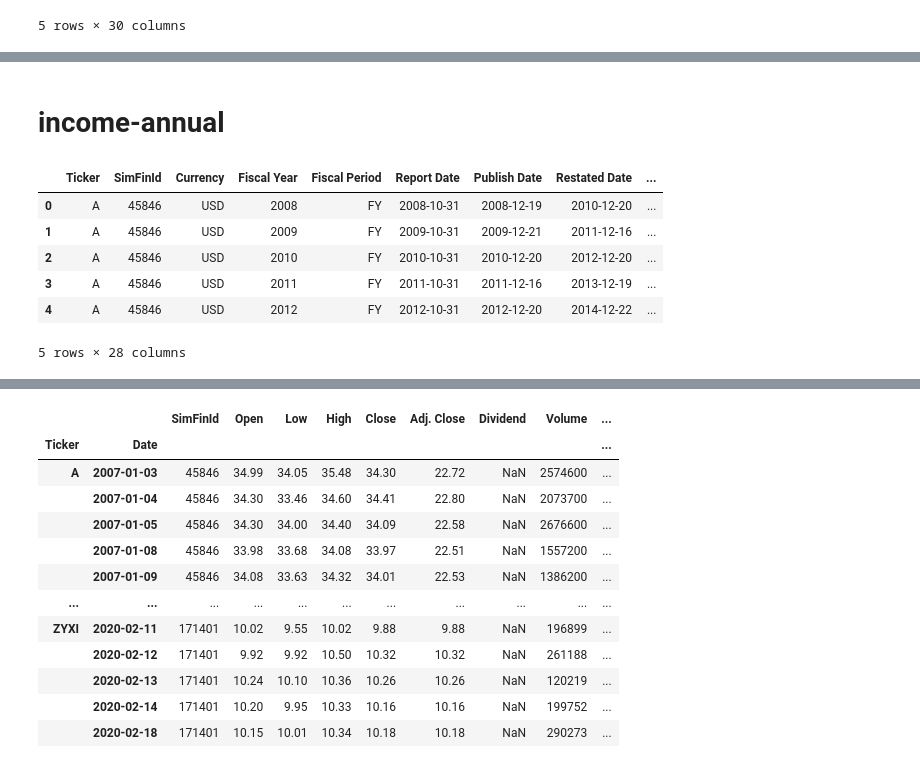
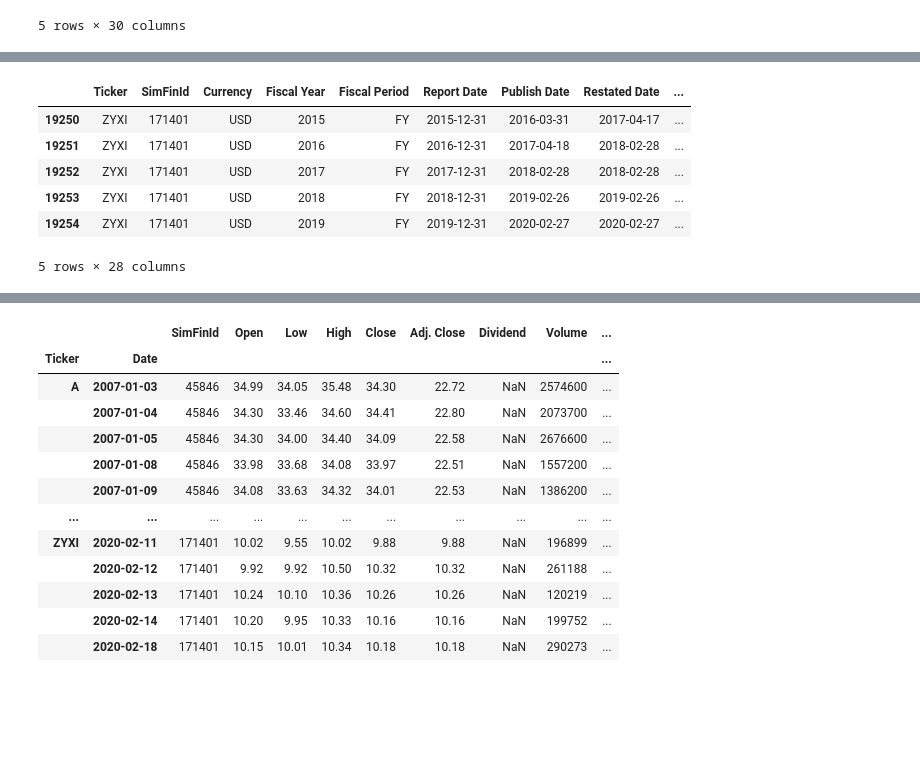
Before and after one commit to MuayThaiLegz/ScientificMethod_ForInvesting-, a Jupyter notebook: barrnun.ipynb, the cells around one changed output, grey strips where cells are left out. Saved outputs shown, nothing was run; the diff lists cells and outputs as text; code cells hidden in the pictures; blank space fills up the shorter version.

```diff
--- a/barrnun.ipynb
+++ b/barrnun.ipynb
@@ -317,2 +133,0 @@ neg_flow_gold
-# %% [markdown]
-# income-annual
@@ -324,15 +145,15 @@ us_income_annual_df = pd.read_csv(
     infer_datetime_format=True,
     delimiter=';'
 )
-
-us_income_annual_df.head()
-# %% [output]
-|  | Ticker | SimFinId | Currency | Fiscal Year | Fiscal Period | Report Date | Publish Date | Restated Date | ... |
-| 0 | A | 45846 | USD | 2008 | FY | 2008-10-31 | 2008-12-19 | 2010-12-20 | ... |
-| 1 | A | 45846 | USD | 2009 | FY | 2009-10-31 | 2009-12-21 | 2011-12-16 | ... |
-| 2 | A | 45846 | USD | 2010 | FY | 2010-10-31 | 2010-12-20 | 2012-12-20 | ... |
-| 3 | A | 45846 | USD | 2011 | FY | 2011-10-31 | 2011-12-16 | 2013-12-19 | ... |
-| 4 | A | 45846 | USD | 2012 | FY | 2012-10-31 | 2012-12-20 | 2014-12-22 | ... |
-5 rows × 28 columns
+# %%
+us_income_annual_df.tail()
+# %% [output]
+|  | Ticker | SimFinId | Currency | Fiscal Year | Fiscal Period | Report Date | Publish Date | Restated Date | ... |
+| 19250 | ZYXI | 171401 | USD | 2015 | FY | 2015-12-31 | 2016-03-31 | 2017-04-17 | ... |
+| 19251 | ZYXI | 171401 | USD | 2016 | FY | 2016-12-31 | 2017-04-18 | 2018-02-28 | ... |
+| 19252 | ZYXI | 171401 | USD | 2017 | FY | 2017-12-31 | 2018-02-28 | 2018-02-28 | ... |
+| 19253 | ZYXI | 171401 | USD | 2018 | FY | 2018-12-31 | 2019-02-26 | 2019-02-26 | ... |
+| 19254 | ZYXI | 171401 | USD | 2019 | FY | 2019-12-31 | 2020-02-27 | 2020-02-27 | ... |
+5 rows × 28 columns
 # %%
 dirty_income = us_income_annual_df.drop(['SimFinId'], axis=1)
```
Also changed, not shown: parts of 64 cells of this notebook.
